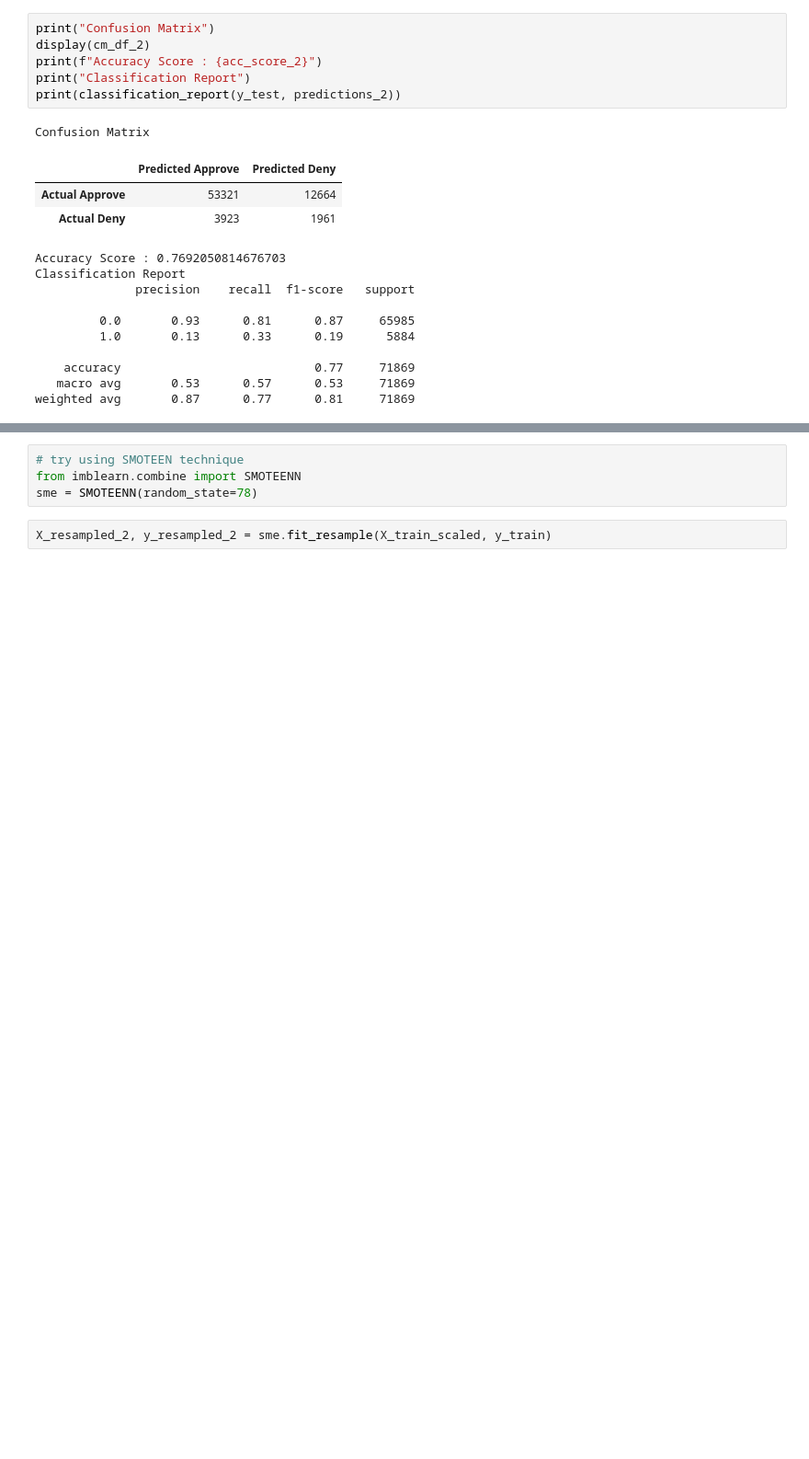
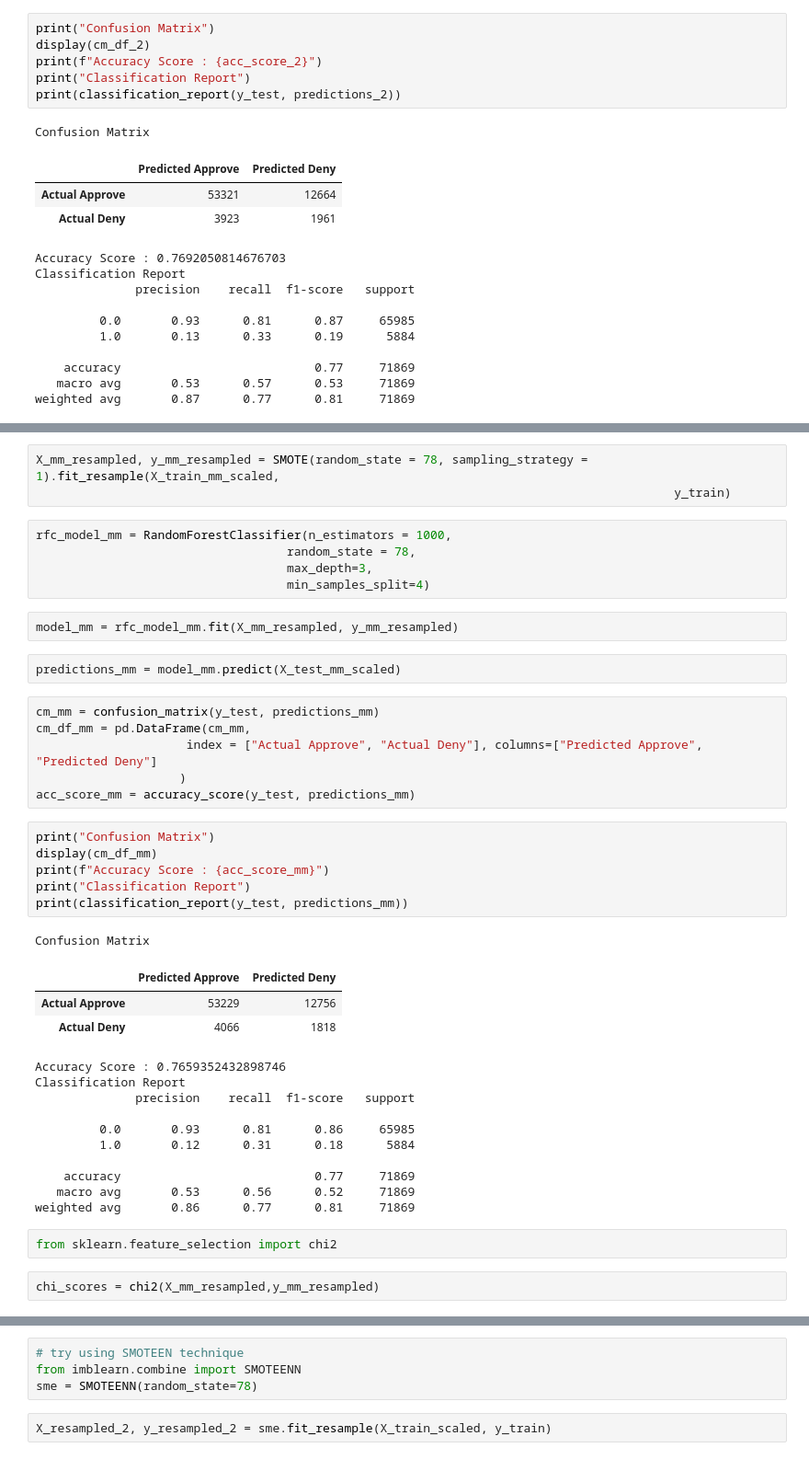
Before and after one commit to justinm329/Home_Credit_Risk, a Jupyter notebook: Credit_Risk.ipynb, the cells around one changed output, grey strips where cells are left out. Shown at 92% size. Drawn from its saved outputs; the diff is of its cells as text; blank space fills up the shorter version.

```diff
--- a/Credit_Risk.ipynb
+++ b/Credit_Risk.ipynb
@@ -1706,0 +1706,43 @@ weighted avg       0.87      0.77      0.81     71869
+# %%
+X_mm_resampled, y_mm_resampled = SMOTE(random_state = 78, sampling_strategy = 1).fit_resample(X_train_mm_scaled,
+                                                                                         y_train)
+# %%
+rfc_model_mm = RandomForestClassifier(n_estimators = 1000,
+                                   random_state = 78,
+                                   max_depth=3,
+                                   min_samples_split=4)
+# %%
+model_mm = rfc_model_mm.fit(X_mm_resampled, y_mm_resampled)
+# %%
+predictions_mm = model_mm.predict(X_test_mm_scaled)
+# %%
+cm_mm = confusion_matrix(y_test, predictions_mm)
+cm_df_mm = pd.DataFrame(cm_mm,
+                     index = ["Actual Approve", "Actual Deny"], columns=["Predicted Approve", "Predicted Deny"]
+                    )
+acc_score_mm = accuracy_score(y_test, predictions_mm)
+# %%
+print("Confusion Matrix")
+display(cm_df_mm)
+print(f"Accuracy Score : {acc_score_mm}")
+print("Classification Report")
+print(classification_report(y_test, predictions_mm))
+# %% [output]
+Confusion Matrix
+|  | Predicted Approve | Predicted Deny |
+| Actual Approve | 53229 | 12756 |
+| Actual Deny | 4066 | 1818 |
+Accuracy Score : 0.7659352432898746
+Classification Report
+              precision    recall  f1-score   support
+
+         0.0       0.93      0.81      0.86     65985
+         1.0       0.12      0.31      0.18      5884
+
+    accuracy                           0.77     71869
+   macro avg       0.53      0.56      0.52     71869
+weighted avg       0.86      0.77      0.81     71869
+# %%
+from sklearn.feature_selection import chi2
+# %%
+chi_scores = chi2(X_mm_resampled,y_mm_resampled)
```
Also changed, not shown: parts of 32 cells of this notebook.
